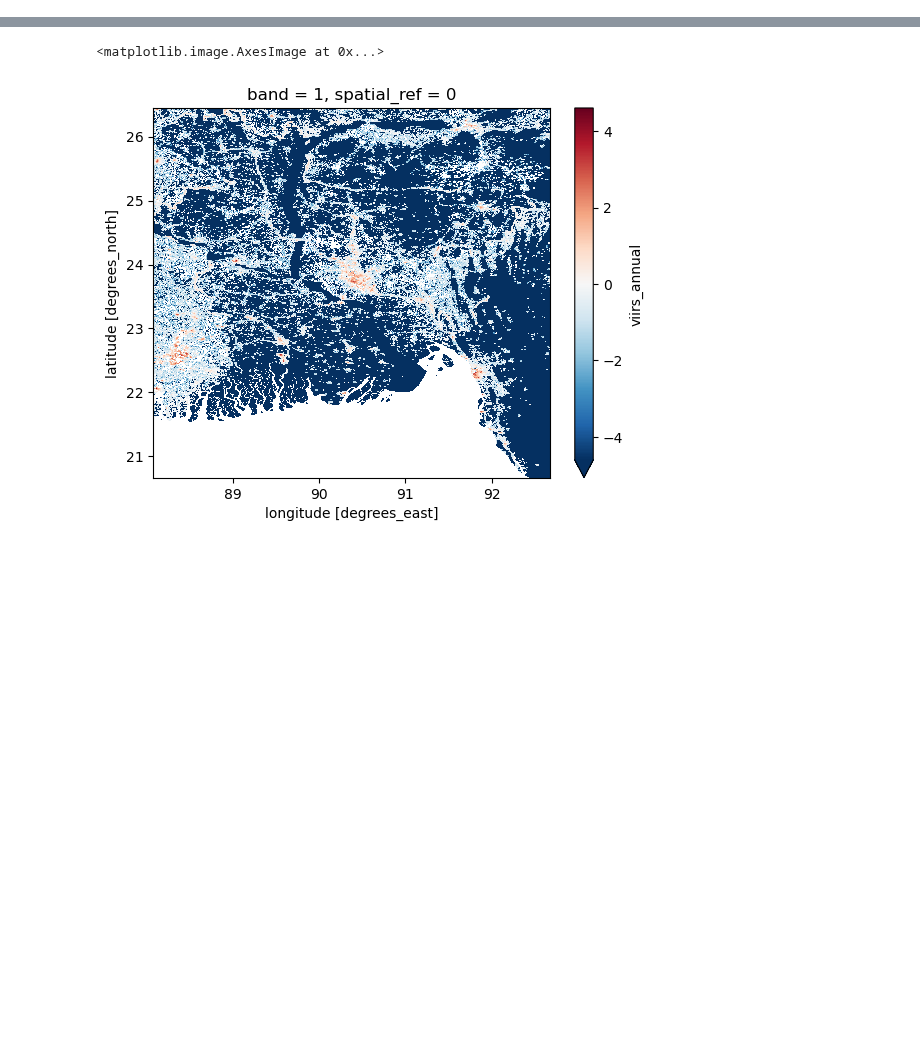
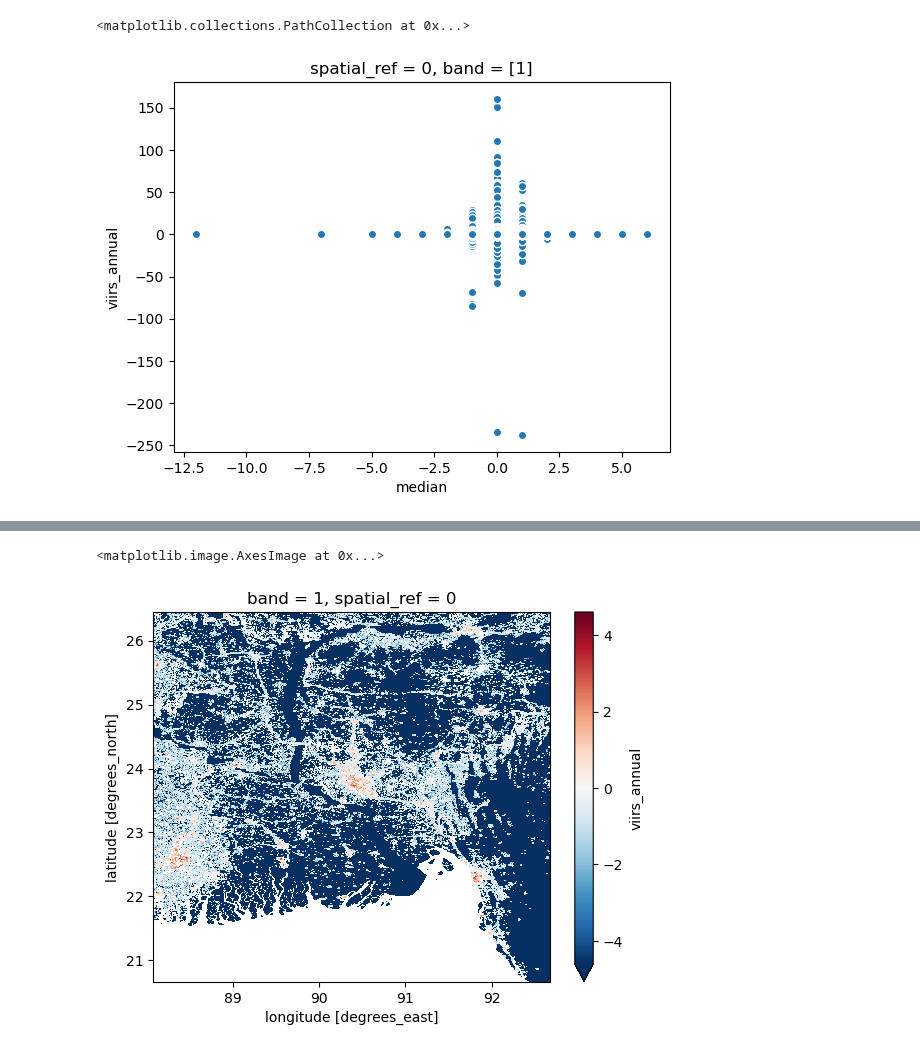
Before and after one commit to felixschulz385/growth-and-temperature, a Jupyter notebook: gnt/experiments/corroboration.ipynb, the cells around one changed output, grey strips where cells are left out. Saved outputs shown, nothing was run; the diff lists cells and outputs as text; code cells hidden in the pictures; blank space fills up the shorter version.

```diff
--- a/gnt/experiments/corroboration.ipynb
+++ b/gnt/experiments/corroboration.ipynb
@@ -305,0 +93,5 @@ land_mask_bangladesh = land_mask.rio.clip_box(*(88.0844222351, 20.670883287, 92.
+# %%
+merged.plot.scatter(x="median", y="viirs_annual")
+# %% [output]
+<matplotlib.collections.PathCollection at 0x...>
+[figure, added]
```
Also changed, not shown: parts of 50 cells of this notebook, 4 other files.
